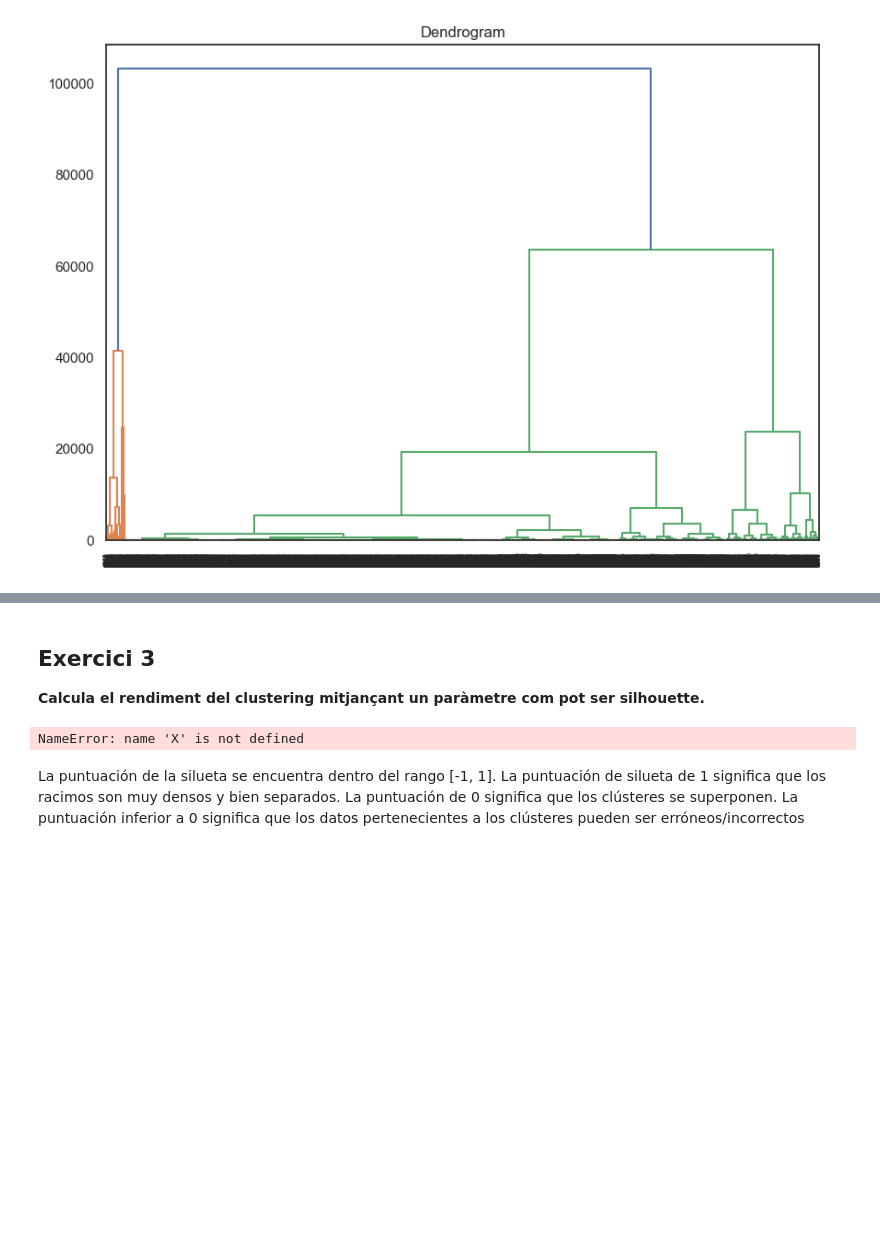
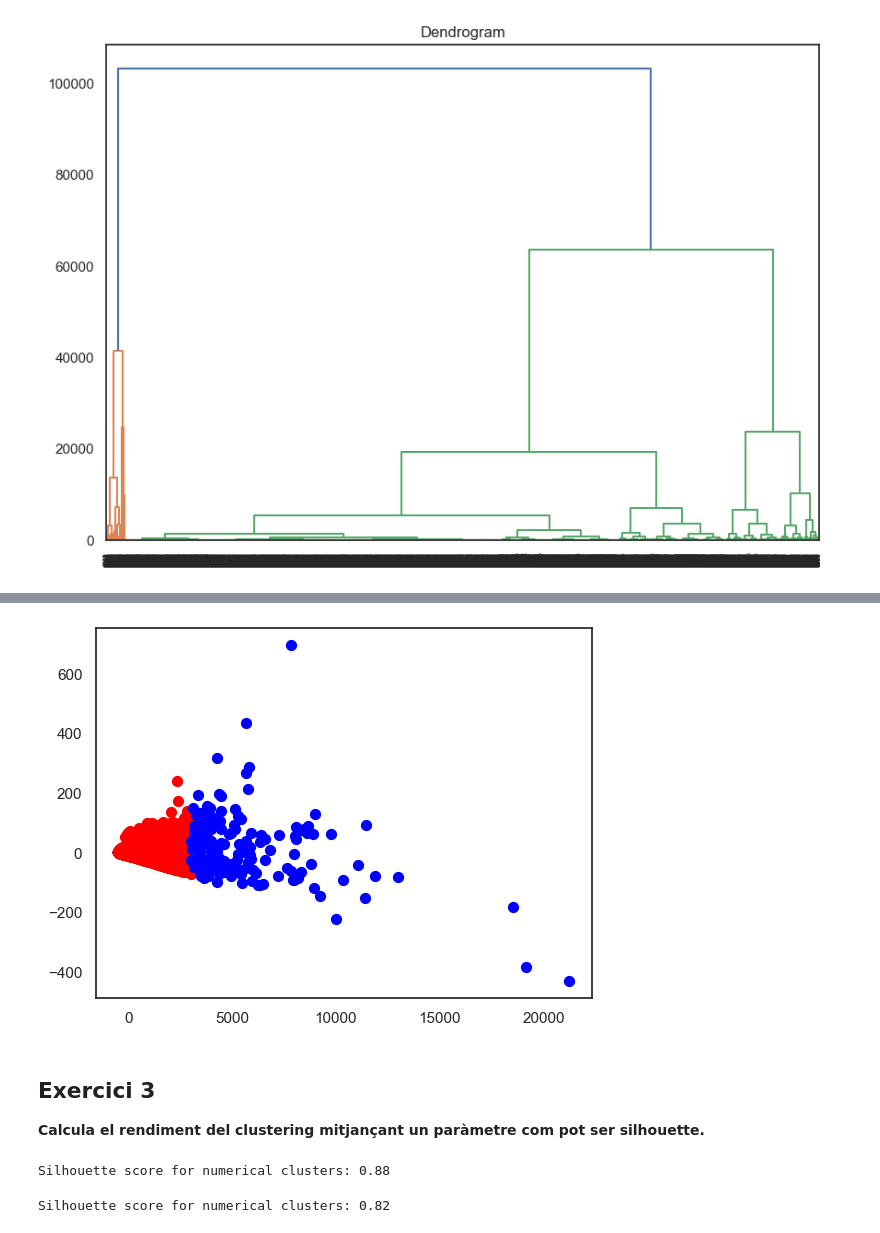
Before and after one commit to Likimeya/Algoritmos_de_aprendizaje_no_suvervisados_agrupacion, a Jupyter notebook: Tasca M8 T01.ipynb, the cells around one changed output, grey strips where cells are left out. Drawn from its saved outputs; the diff is of its cells as text; code cells hidden in the pictures; blank space fills up the shorter version.

```diff
--- a/Tasca M8 T01.ipynb
+++ b/Tasca M8 T01.ipynb
@@ -330,5 +330,6 @@ plt.show()
 # %%
 from sklearn.cluster import AgglomerativeClustering
 # %%
-aglo = AgglomerativeClustering(n_clusters=2, affinity='euclidean', linkage='ward')
-aglo.fit_predict(df_pca)
+model = AgglomerativeClustering(n_clusters=2, affinity='euclidean', linkage='ward')
+model.fit(df_pca)
+labels = model.labels_
@@ -337,2 +335,0 @@ array([0, 0, 0, ..., 0, 0, 0], dtype=int64)
-# %%
-df_pca['cluster_predicted'] = aglo.labels_
@@ -368,0 +336,5 @@ plt.show()
+# %%
+plt.scatter(df_pca[labels==0, 0], df_pca[labels==0, 1], s=50, marker='o', color='red')
+plt.scatter(df_pca[labels==1, 0], df_pca[labels==1, 1], s=50, marker='o', color='blue')
+plt.show()
+# %% [output]
@@ -369,21 +344,18 @@ plt.show()
+[figure, added]
 # %% [markdown]
 ## Exercici 3
 **Calcula el rendiment del clustering mitjançant un paràmetre com pot ser silhouette.**
-# %%
-
-# Kmeans con 4 clusters
-
-km = KMeans(n_clusters=4, random_state=42)
-
-
-km.fit_predict(X)
-
-# Calculamos Silhoutte Score
-
-score = silhouette_score(X, km.labels_, metric='euclidean')
-
-print('Silhouetter Score: %.3f' % score)
-# %% [output]
-NameError: name 'X' is not defined
-# %% [markdown]
-La puntuación de la silueta se encuentra dentro del rango [-1, 1]. La puntuación de silueta de 1 significa que los racimos son muy densos y bien separados. La puntuación de 0 significa que los clústeres se superponen. La puntuación inferior a 0 significa que los datos pertenecientes a los clústeres pueden ser erróneos/incorrectos
+# %%
+from sklearn.metrics import silhouette_score
+aglo_silhouette = silhouette_score(df_pca, model.labels_).round(2)
+
+print("Silhouette score for numerical clusters:", aglo_silhouette)
+# %% [output]
+Silhouette score for numerical clusters: 0.88
+# %%
+from sklearn.metrics import silhouette_score
+cl_silhouette = silhouette_score(df_pca, cl_3.labels_).round(2)
+
+print("Silhouette score for numerical clusters:", cl_silhouette)
+# %% [output]
+Silhouette score for numerical clusters: 0.82
```
Also changed, not shown: parts of 6 cells of this notebook.
